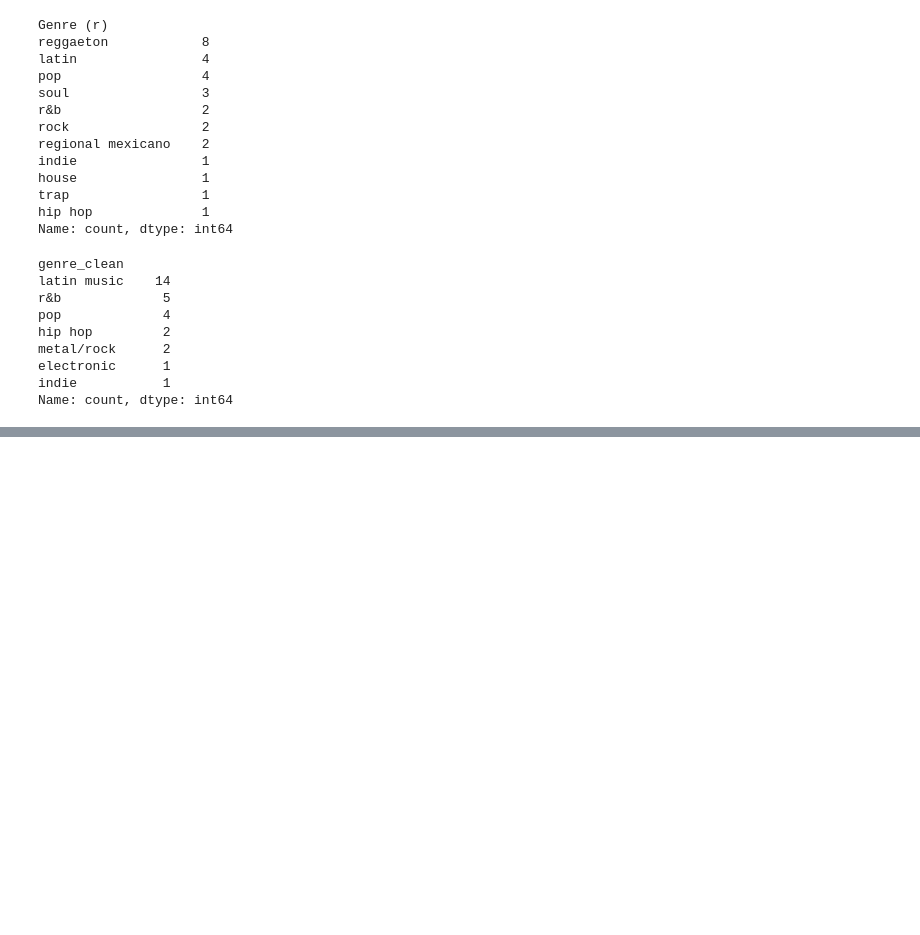
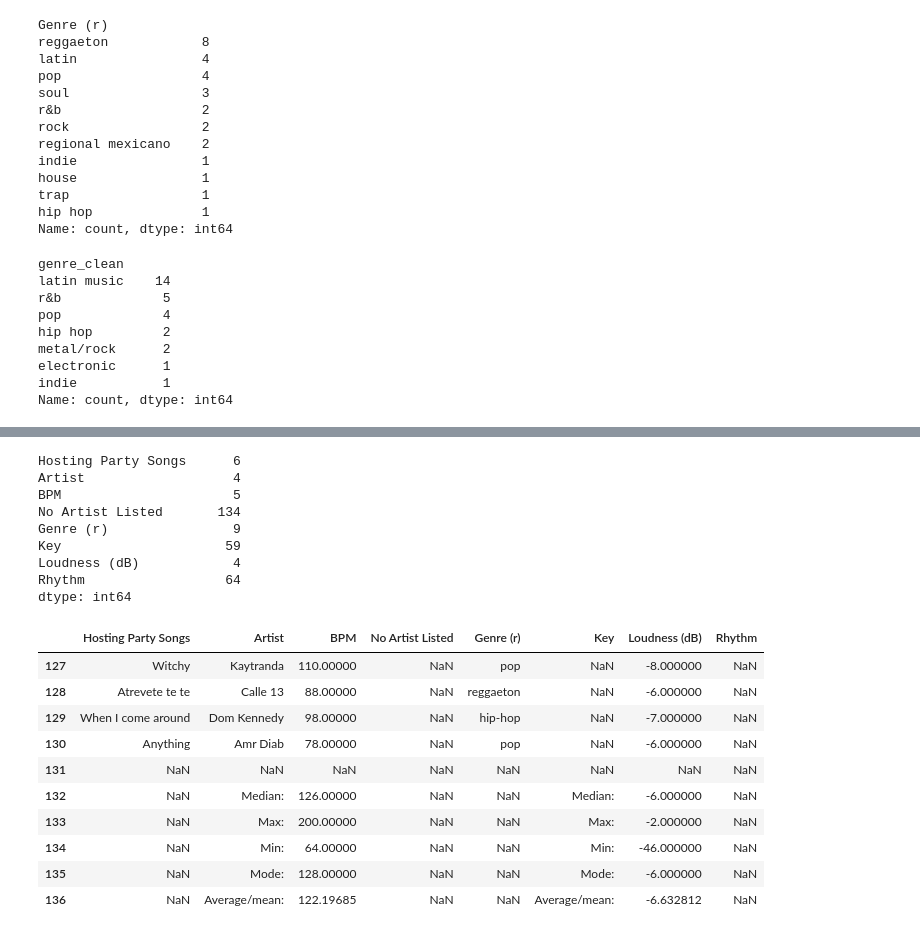
Before and after one commit to aranzahv4/music-motivation-survey-repo, a Jupyter notebook: notebooks/02_Music_Data.ipynb, the cells around one changed output, grey strips where cells are left out. Drawn from its saved outputs; the diff is of its cells as text; code cells hidden in the pictures; blank space fills up the shorter version.

```diff
--- a/notebooks/02_Music_Data.ipynb
+++ b/notebooks/02_Music_Data.ipynb
@@ -604,0 +735,8 @@ Passing `palette` without assigning `hue` is deprecated and will be removed in v
+# %%
+# first we'll look at the unqiue values in the genre column to see what we're working with:
+
+# strip and lowercase first so we can see the true unique values
+hosting_songs_df['Genre (r)'] = hosting_songs_df['Genre (r)'].str.strip().str.lower()
+
+print(hosting_songs_df['Genre (r)'].value_counts())
+print(hosting_songs_df.shape)
@@ -604,0 +764,24 @@ Passing `palette` without assigning `hue` is deprecated and will be removed in v
+# %%
+print(hosting_songs_df.isnull().sum())
+hosting_songs_df.tail(10)
+# %% [output]
+Hosting Party Songs      6
+Artist                   4
+BPM                      5
+No Artist Listed       134
+Genre (r)                9
+Key                     59
+Loudness (dB)            4
+Rhythm                  64
+dtype: int64
+|  | Hosting Party Songs | Artist | BPM | No Artist Listed | Genre (r) | Key | Loudness (dB) | Rhythm |
+| 127 | Witchy | Kaytranda | 110.00000 | NaN | pop | NaN | -8.000000 | NaN |
+| 128 | Atrevete te te | Calle 13 | 88.00000 | NaN | reggaeton | NaN | -6.000000 | NaN |
+| 129 | When I come around | Dom Kennedy | 98.00000 | NaN | hip-hop | NaN | -7.000000 | NaN |
+| 130 | Anything | Amr Diab | 78.00000 | NaN | pop | NaN | -6.000000 | NaN |
+| 131 | NaN | NaN | NaN | NaN | NaN | NaN | NaN | NaN |
+| 132 | NaN | Median: | 126.00000 | NaN | NaN | Median: | -6.000000 | NaN |
+| 133 | NaN | Max: | 200.00000 | NaN | NaN | Max: | -2.000000 | NaN |
+| 134 | NaN | Min: | 64.00000 | NaN | NaN | Min: | -46.000000 | NaN |
+| 135 | NaN | Mode: | 128.00000 | NaN | NaN | Mode: | -6.000000 | NaN |
+| 136 | NaN | Average/mean: | 122.19685 | NaN | NaN | Average/mean: | -6.632812 | NaN |
```
Also changed, not shown: parts of 15 cells of this notebook, 4 other files.
